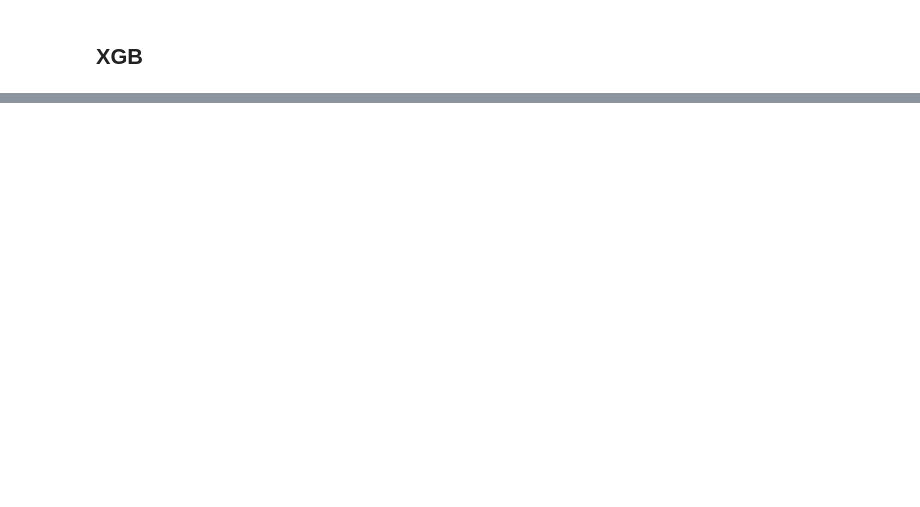
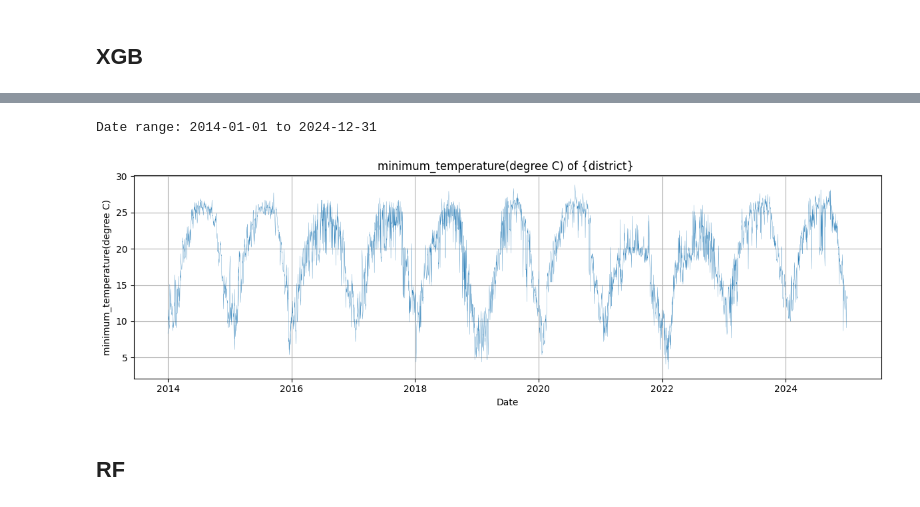
Before and after one commit to not-your-pancake/TCC_Journal, a Jupyter notebook: 0 Real Done Shit/5. Haor or Wetland Humid Zone (Haor Basin)/6-7 Cooling Degree Days (CDD) and heatstress/Sylhet.ipynb, the cells around one changed output, grey strips where cells are left out. Saved outputs shown, nothing was run; the diff lists cells and outputs as text; code cells hidden in the pictures; blank space fills up the shorter version.

```diff
--- a/0 Real Done Shit/5. Haor or Wetland Humid Zone (Haor Basin)/6-7 Cooling Degree Days (CDD) and heatstress/Sylhet.ipynb
+++ b/0 Real Done Shit/5. Haor or Wetland Humid Zone (Haor Basin)/6-7 Cooling Degree Days (CDD) and heatstress/Sylhet.ipynb
@@ -3885,0 +709,11 @@ See the caveats in the documentation: https://pandas.pydata.org/pandas-docs/stab
+# %%
+df_district = pd.read_csv(f'../../../1980-2024-dataset/{district}_historical_weather_1980_2024.csv')
+
+df_district = df_district.drop('district', axis =1 )
+
+desired_colmn = ['day', 'month', 'year', 'max_temperature(degree C)','minimum_temperature(degree C)']
+df_district = df_district[desired_colmn]
+
+df_district = df_district.dropna()
+
+df_district.head()
@@ -3885,0 +727,38 @@ See the caveats in the documentation: https://pandas.pydata.org/pandas-docs/stab
+# %%
+import matplotlib.pyplot as plt
+
+if 'date' not in df_district.columns:
+    df_district['date'] = pd.to_datetime(df_district[['year', 'month', 'day']])
+
+# # show date range
+# min_date = df_district['date'].min()
+# max_date = df_districtdate'].max()
+# print(f"Date range: {min_date.date()} to {max_date.date()}")
+
+
+# 1980-2024 dile 92% R2 xgboost
+# 2010-2024 dile 96.7% r2 rf
+# 2014/2024 filr 95% r2 xgboost
+# filter data for custom date range: 2020 to 2024
+df_district= df_district[
+    (df_district['date'] >= '2014-01-01') & (df_district['date'] <= '2024-12-31')
+]
+custom_range_df = df_district.copy()
+
+# show date range
+min_date = custom_range_df['date'].min()
+max_date = custom_range_df['date'].max()
+print(f"Date range: {min_date.date()} to {max_date.date()}")
+
+# plot daily minimum_temperature time series
+plt.figure(figsize=(12, 4))
+plt.plot(df_district['date'], df_district['minimum_temperature(degree C)'], linewidth=0.2)
+plt.xlabel('Date')
+plt.ylabel('minimum_temperature(degree C)')
+plt.title('minimum_temperature(degree C) of {district} ')
+plt.grid(True)
+plt.tight_layout()
+plt.show()
+# %% [output]
+Date range: 2014-01-01 to 2024-12-31
+[figure, added]
@@ -3885,0 +804,2 @@ See the caveats in the documentation: https://pandas.pydata.org/pandas-docs/stab
+# %% [markdown]
+## RF
```
Also changed, not shown: parts of 157 cells of this notebook, 7 other files.
